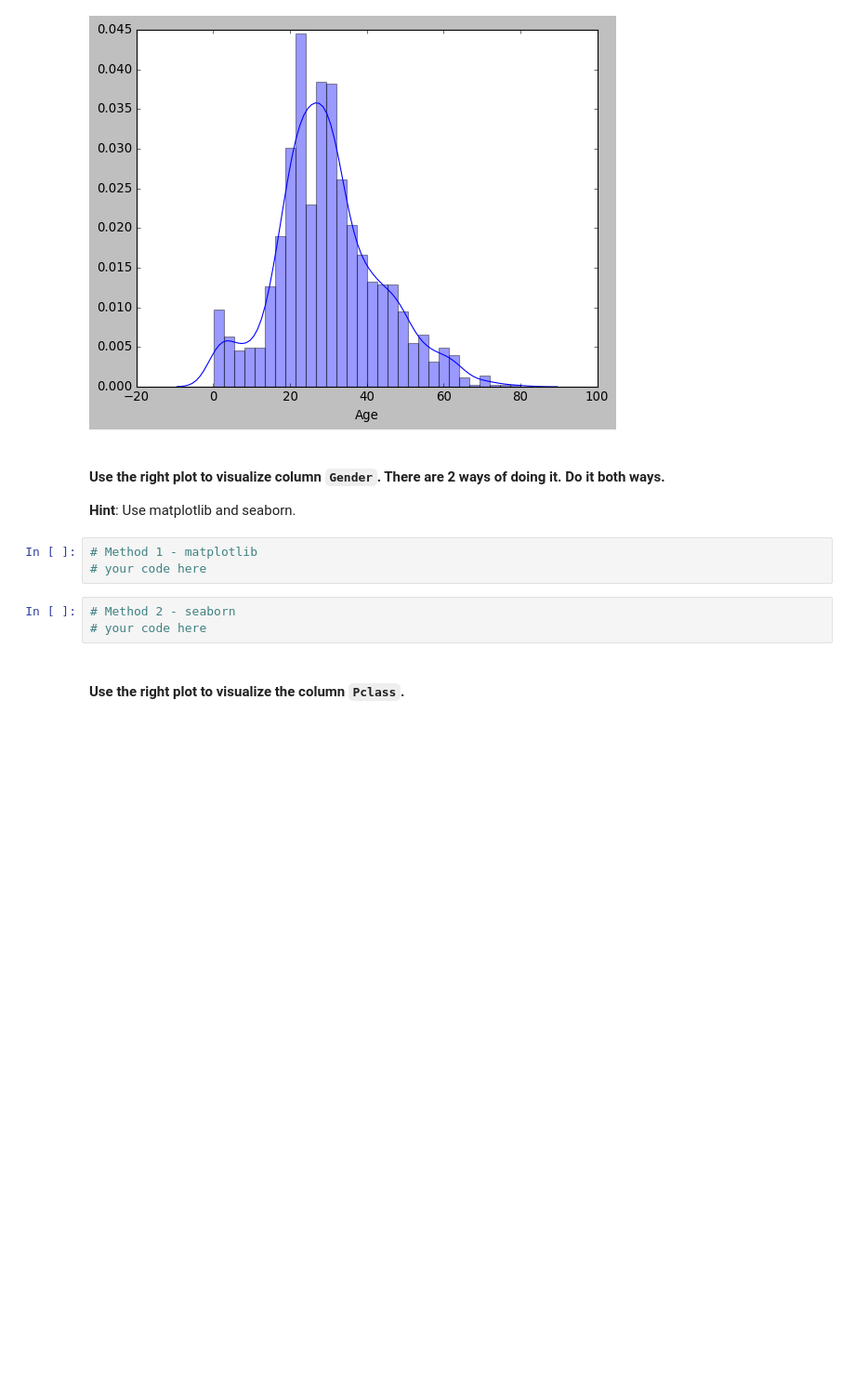
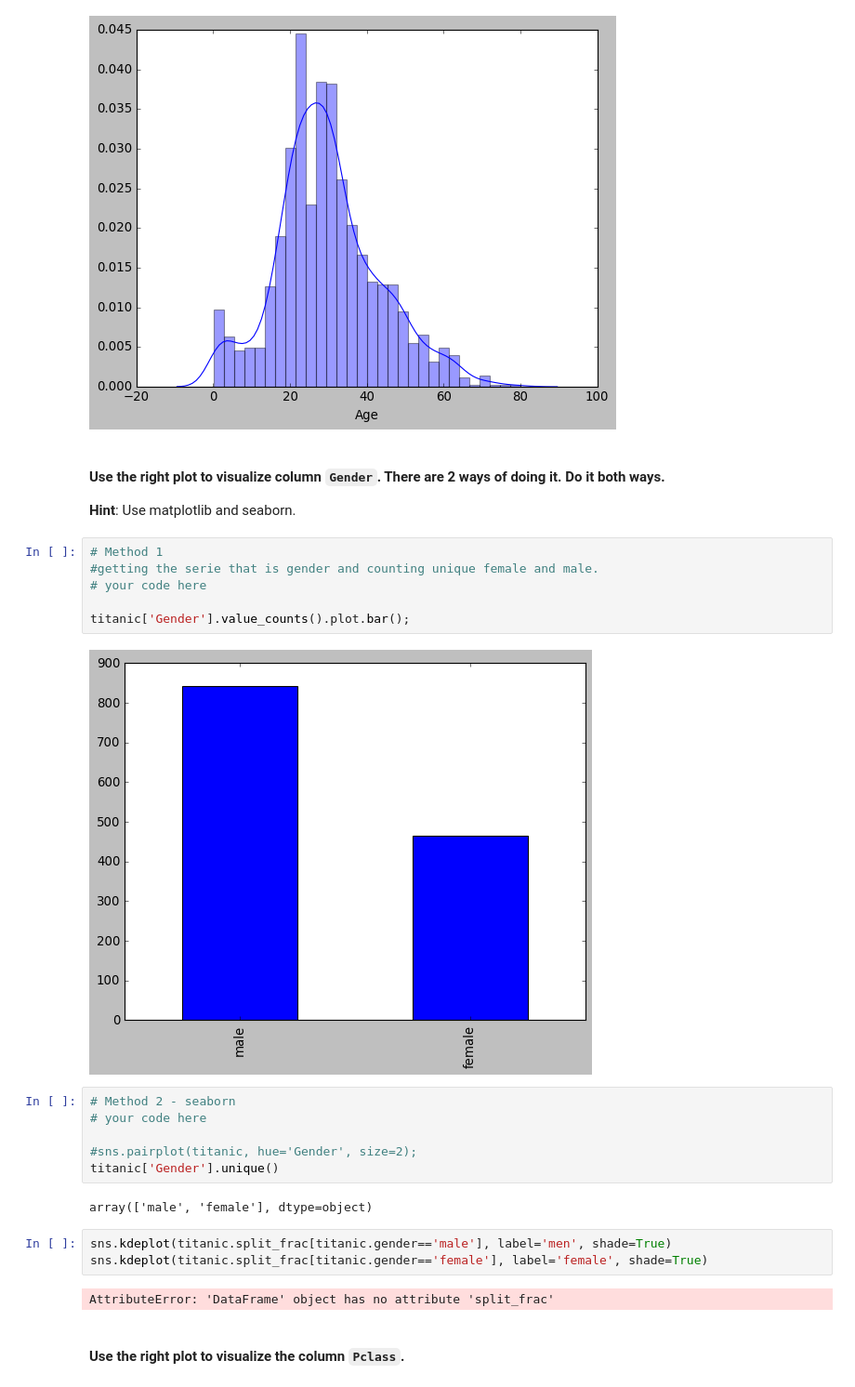
Before and after one commit to Adonis232/dataptmad0420, a Jupyter notebook: module-2/matplotlib-seaborn/your-code/main.ipynb, the cells around one changed output. Shown at 93% size. Drawn from its saved outputs; the diff is of its cells as text; blank space fills up the shorter version.

```diff
--- a/module-2/matplotlib-seaborn/your-code/main.ipynb
+++ b/module-2/matplotlib-seaborn/your-code/main.ipynb
@@ -311,12 +333,27 @@ sns.distplot(titanic['Age'],bins=30)
 # %% [markdown]
 #### Use the right plot to visualize column `Gender`. There are 2 ways of doing it. Do it both ways.
 **Hint**: Use matplotlib and seaborn.
-# %%
-# Method 1 - matplotlib
-# your code here
+# %%
+# Method 1
+#getting the serie that is gender and counting unique female and male.
+# your code here
+
+titanic['Gender'].value_counts().plot.bar();
+# %% [output]
+[figure, added]
 # %%
 # Method 2 - seaborn
 # your code here
+
+#sns.pairplot(titanic, hue='Gender', size=2);
+titanic['Gender'].unique()
+# %% [output]
+array(['male', 'female'], dtype=object)
+# %%
+sns.kdeplot(titanic.split_frac[titanic.gender=='male'], label='men', shade=True)
+sns.kdeplot(titanic.split_frac[titanic.gender=='female'], label='female', shade=True)
+# %% [output]
+AttributeError: 'DataFrame' object has no attribute 'split_frac'
 # %% [markdown]
 #### Use the right plot to visualize the column `Pclass`.
 # %%
```
Also changed, not shown: parts of 8 cells of this notebook.
